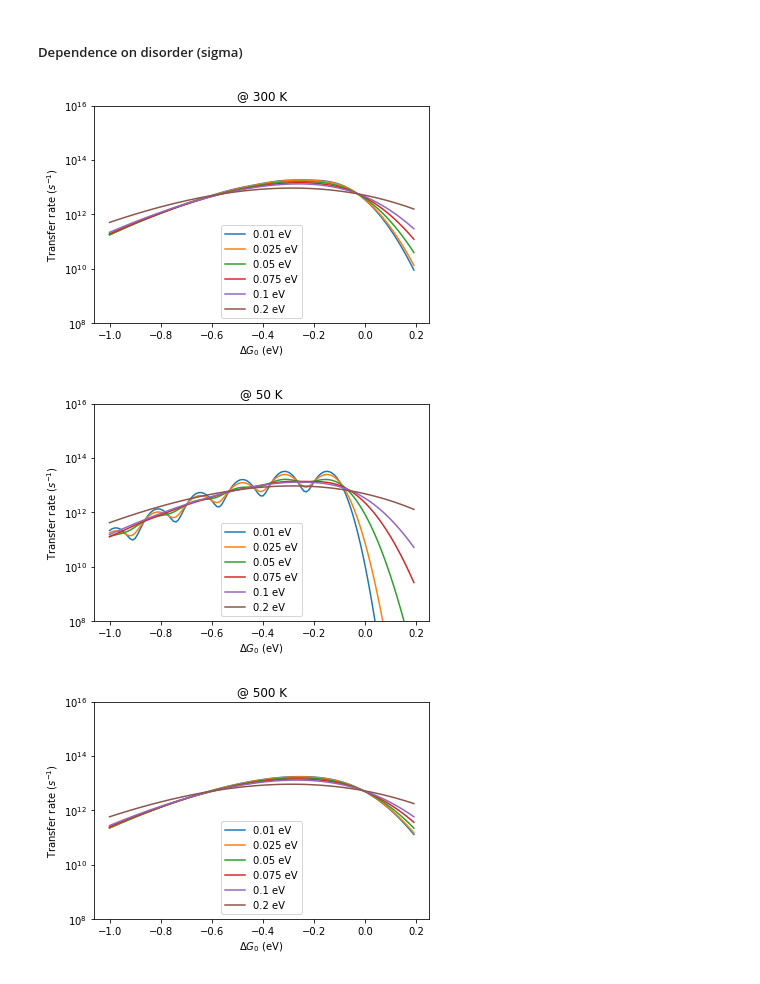
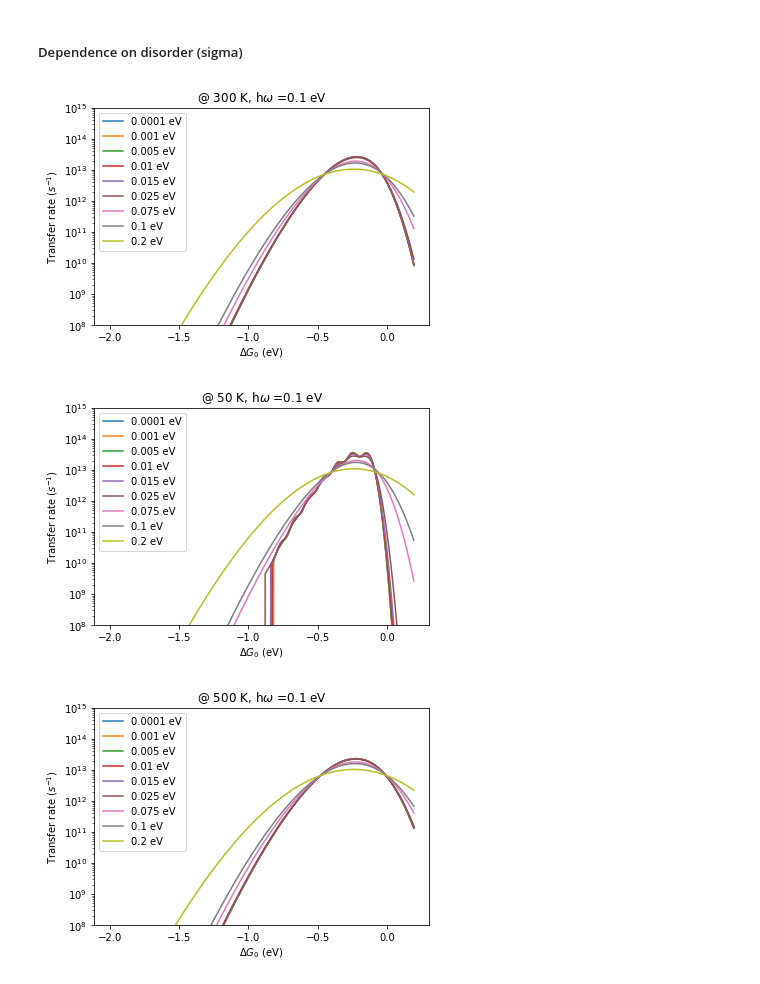
Before and after one commit to annajungbluth/Transition-Rates, a Jupyter notebook: Transition_Rates [Marcus vs. MLJ Theory].ipynb, the cells around one changed output. Saved outputs shown, nothing was run; the diff lists cells and outputs as text; code cells hidden in the pictures.

```diff
--- a/Transition_Rates [Marcus vs. MLJ Theory].ipynb
+++ b/Transition_Rates [Marcus vs. MLJ Theory].ipynb
@@ -23,4 +23,4 @@ S_i = 1
 sig = 0.05 #[eV]
 # %%
 del_G0_list = np.arange(-1,0.2, 0.01)
-T = [5, 20, 50, 150, 300]
+T = [5, 20, 50, 150, 300, 500]
@@ -210,10 +271,11 @@ plt.show()
 # %% [markdown]
 ##### Dependence on disorder (sigma)
 # %%
-for s in sig_list:
+sig_list_2 = [0.0001, 0.001, 0.005, 0.01, 0.015, 0.025, 0.075, 0.1, 0.2]
+
+for s in sig_list_2:
     Marcus_disorder_k_list_s = Marcus_disorder_transfer_rates(del_G0_list, 300, lam, s)
     plt.semilogy(del_G0_list, Marcus_disorder_k_list_s, label=str(s)+' eV')
-
 plt.ylim(10**8, 10**16)
 plt.xlabel('$\Delta G_0$ (eV)')
 plt.ylabel('Transfer rate ($s^{-1}$)')
@@ -221,10 +283,9 @@ plt.title('@ 300 K, $\lambda$ = 300 meV')
 plt.legend()
 plt.show()
 
-for s in sig_list:
+for s in sig_list_2:
     Marcus_disorder_k_list_s = Marcus_disorder_transfer_rates(del_G0_list, 50, lam, s)
     plt.semilogy(del_G0_list, Marcus_disorder_k_list_s, label=str(s)+' eV')
-
 plt.ylim(10**8, 10**16)
 plt.xlabel('$\Delta G_0$ (eV)')
 plt.ylabel('Transfer rate ($s^{-1}$)')
@@ -232,10 +293,9 @@ plt.title('@ 50 K, $\lambda$ = 300 meV')
 plt.legend()
 plt.show()
 
-for s in sig_list:
+for s in sig_list_2:
     Marcus_disorder_k_list_s = Marcus_disorder_transfer_rates(del_G0_list, 500, lam, s)
     plt.semilogy(del_G0_list, Marcus_disorder_k_list_s, label=str(s)+' eV')
-
 plt.ylim(10**8, 10**16)
 plt.xlabel('$\Delta G_0$ (eV)')
 plt.ylabel('Transfer rate ($s^{-1}$)')
@@ -361,36 +478,40 @@ plt.show()
 # %% [markdown]
 ##### Dependence on disorder (sigma)
 # %%
-for s in sig_list:
+del_G0_list = np.arange(-2,0.2, 0.01)
+sig_list_2 = [0.0001, 0.001, 0.005, 0.01, 0.015, 0.025, 0.075, 0.1, 0.2]
+hbar_w_i = 0.1
+
+for s in sig_list_2:
     MLJ_disorder_k_list_s = MLJ_disorder_transfer_rates(del_G0_list, 300, lam_o, S_i, hbar_w_i, s)
     plt.semilogy(del_G0_list, MLJ_disorder_k_list_s, label=str(s)+' eV')
-plt.ylim(10**8, 10**16)
+plt.ylim(10**8, 10**15)
 plt.xlabel('$\Delta G_0$ (eV)')
 plt.ylabel('Transfer rate ($s^{-1}$)')
-plt.title('@ 300 K')
+plt.title('@ 300 K, h$\omega$ ='+str(hbar_w_i)+' eV')
 plt.legend()
 plt.show()
 
-for s in sig_list:
+for s in sig_list_2:
     MLJ_disorder_k_list_s = MLJ_disorder_transfer_rates(del_G0_list, 50, lam_o, S_i, hbar_w_i, s)
     plt.semilogy(del_G0_list, MLJ_disorder_k_list_s, label=str(s)+' eV')
-plt.ylim(10**8, 10**16)
+plt.ylim(10**8, 10**15)
 plt.xlabel('$\Delta G_0$ (eV)')
 plt.ylabel('Transfer rate ($s^{-1}$)')
-plt.title('@ 50 K')
+plt.title('@ 50 K, h$\omega$ ='+str(hbar_w_i)+' eV')
 plt.legend()
 plt.show()
 
-for s in sig_list:
+for s in sig_list_2:
     MLJ_disorder_k_list_s = MLJ_disorder_transfer_rates(del_G0_list, 500, lam_o, S_i, hbar_w_i, s)
     plt.semilogy(del_G0_list, MLJ_disorder_k_list_s, label=str(s)+' eV')
-plt.ylim(10**8, 10**16)
+plt.ylim(10**8, 10**15)
 plt.xlabel('$\Delta G_0$ (eV)')
 plt.ylabel('Transfer rate ($s^{-1}$)')
-plt.title('@ 500 K')
+plt.title('@ 500 K, h$\omega$ ='+str(hbar_w_i)+' eV')
 plt.legend()
 plt.show()
 # %% [output]
-[figure, old version]
+[figure, new version]
-[figure, old version]
+[figure, new version]
-[figure, old version]
+[figure, new version]
```
Also changed, not shown: parts of 12 cells of this notebook.
